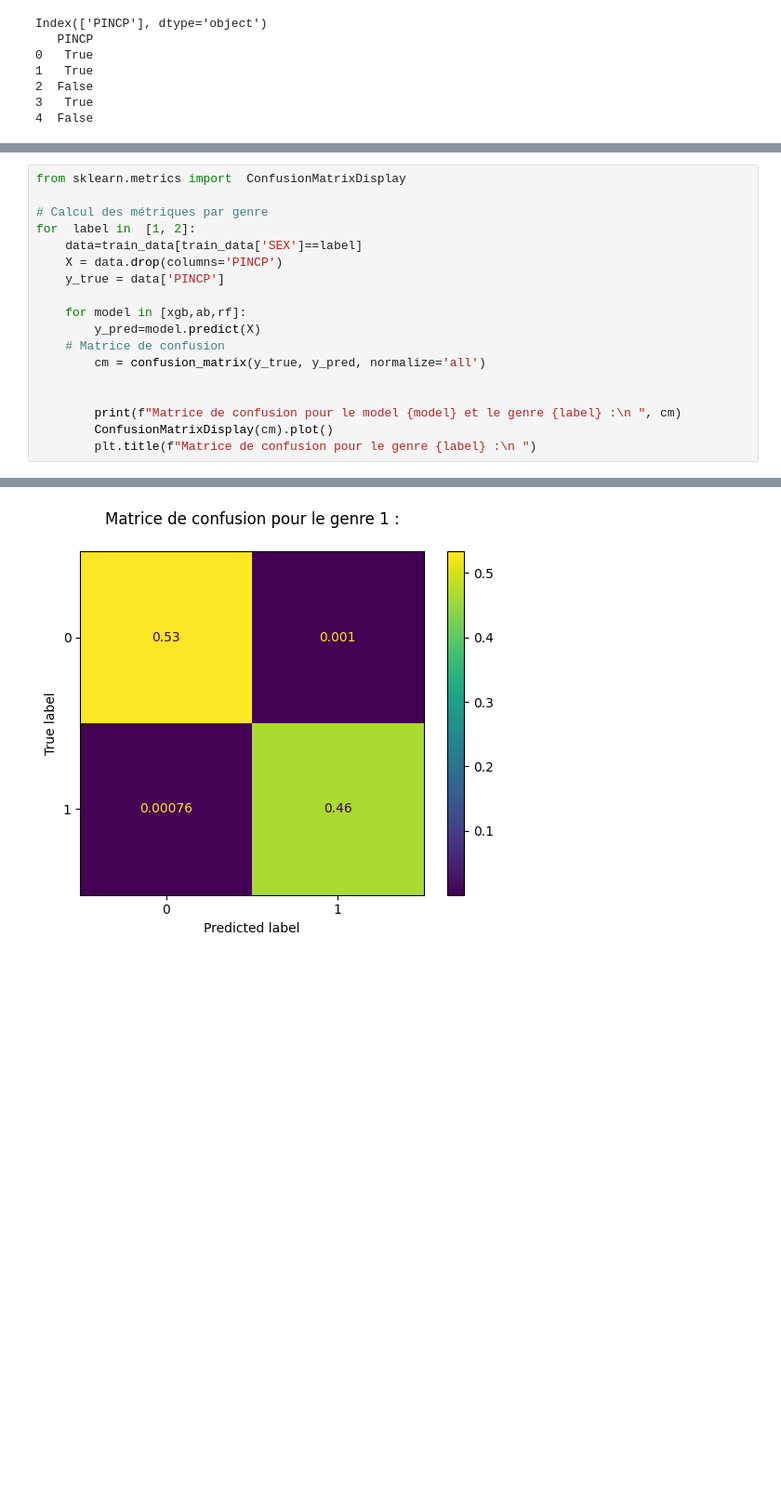
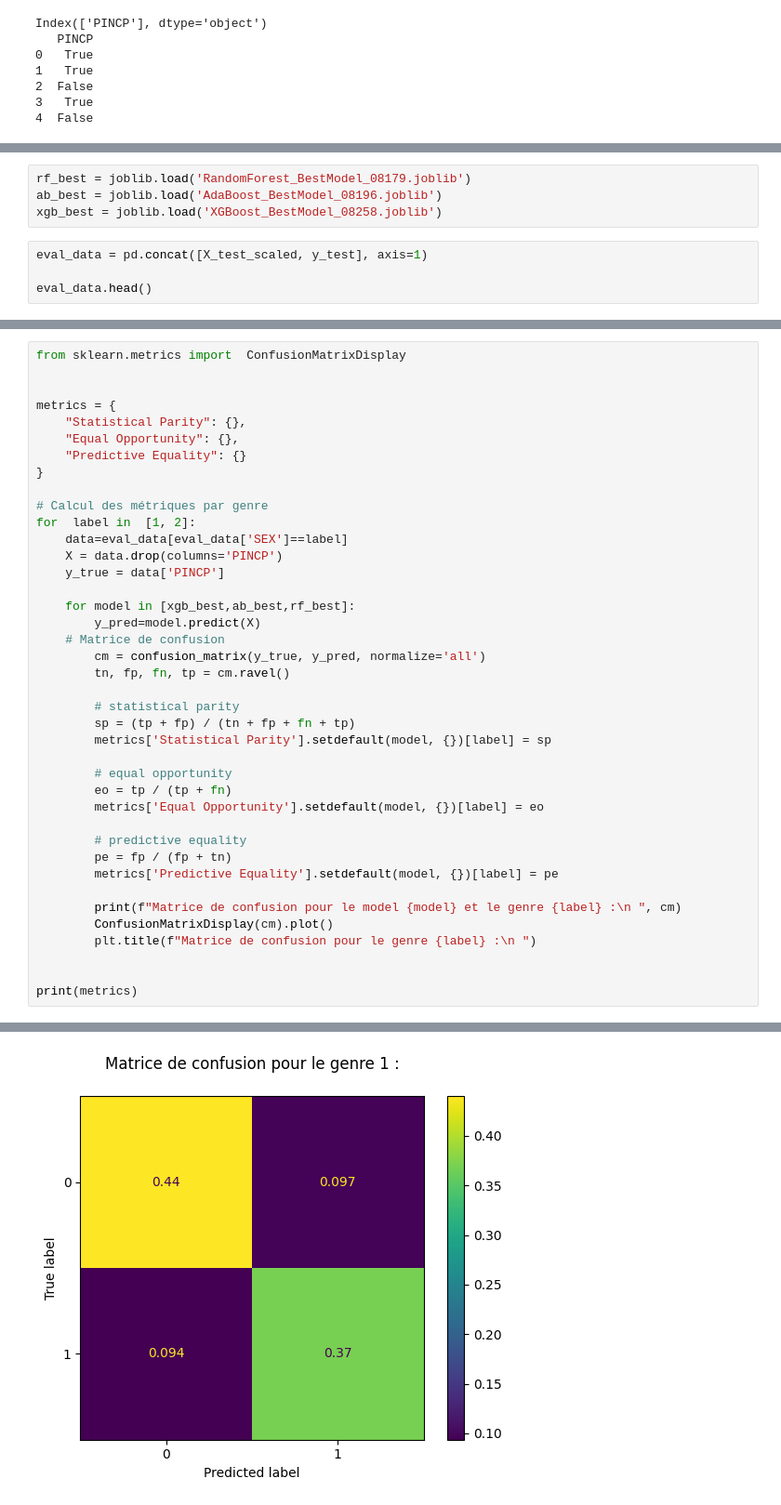
Before and after one commit to Saxhaa/supervised, a Jupyter notebook: data_analysis.ipynb, the cells around one changed output, grey strips where cells are left out. Shown at 93% size. Saved outputs shown, nothing was run; the diff lists cells and outputs as text; blank space fills up the shorter version.

```diff
--- a/data_analysis.ipynb
+++ b/data_analysis.ipynb
@@ -816,0 +819,8 @@ Taux femmes : 34.63%
+# %%
+rf_best = joblib.load('RandomForest_BestModel_08179.joblib')
+ab_best = joblib.load('AdaBoost_BestModel_08196.joblib')
+xgb_best = joblib.load('XGBoost_BestModel_08258.joblib')
+# %%
+eval_data = pd.concat([X_test_scaled, y_test], axis=1)
+
+eval_data.head()
@@ -817,19 +834,41 @@ Taux femmes : 34.63%
 # %%
 from sklearn.metrics import  ConfusionMatrixDisplay
 
+
+metrics = {
+    "Statistical Parity": {},
+    "Equal Opportunity": {},
+    "Predictive Equality": {}
+}
+
 # Calcul des métriques par genre
 for  label in  [1, 2]:
-    data=train_data[train_data['SEX']==label]
+    data=eval_data[eval_data['SEX']==label]
     X = data.drop(columns='PINCP')
     y_true = data['PINCP']
 
-    for model in [xgb,ab,rf]:
+    for model in [xgb_best,ab_best,rf_best]:
         y_pred=model.predict(X)
     # Matrice de confusion
         cm = confusion_matrix(y_true, y_pred, normalize='all')
+        tn, fp, fn, tp = cm.ravel()
 
+        # statistical parity
+        sp = (tp + fp) / (tn + fp + fn + tp)
+        metrics['Statistical Parity'].setdefault(model, {})[label] = sp
+
+        # equal opportunity
+        eo = tp / (tp + fn)
+        metrics['Equal Opportunity'].setdefault(model, {})[label] = eo
+
+        # predictive equality
+        pe = fp / (fp + tn)
+        metrics['Predictive Equality'].setdefault(model, {})[label] = pe
 
         print(f"Matrice de confusion pour le model {model} et le genre {label} :\n ", cm)
         ConfusionMatrixDisplay(cm).plot()
         plt.title(f"Matrice de confusion pour le genre {label} :\n ")
+
+
+print(metrics)
 # %% [output]
@@ -855 +894 @@ Matrice de confusion pour le model RandomForestClassifier() et le genre 2 :
-[figure, old version]
+[figure, new version]
```
Also changed, not shown: parts of 20 cells of this notebook.
